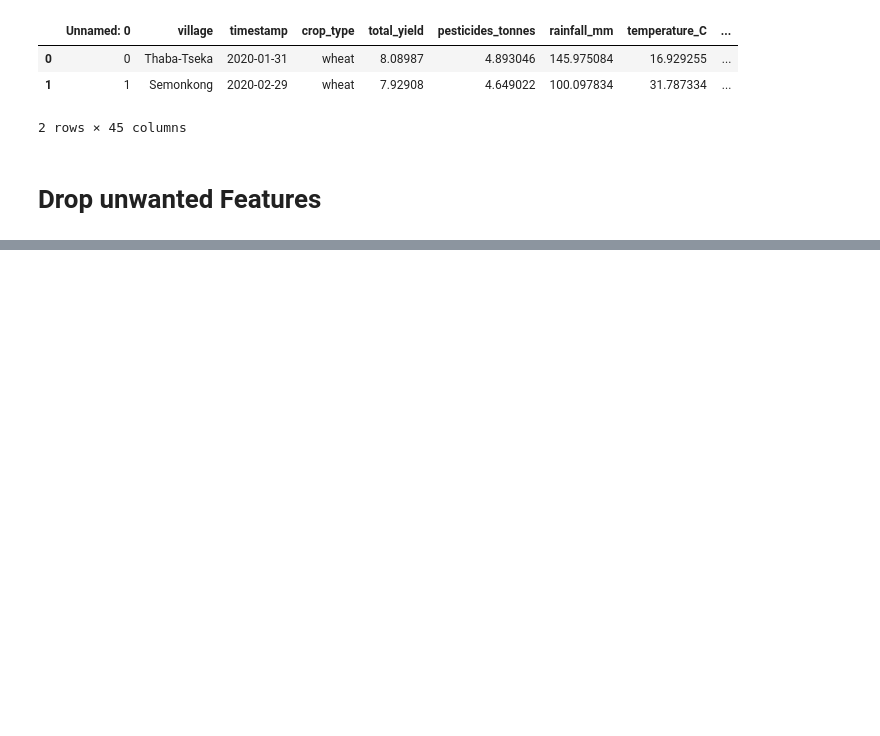
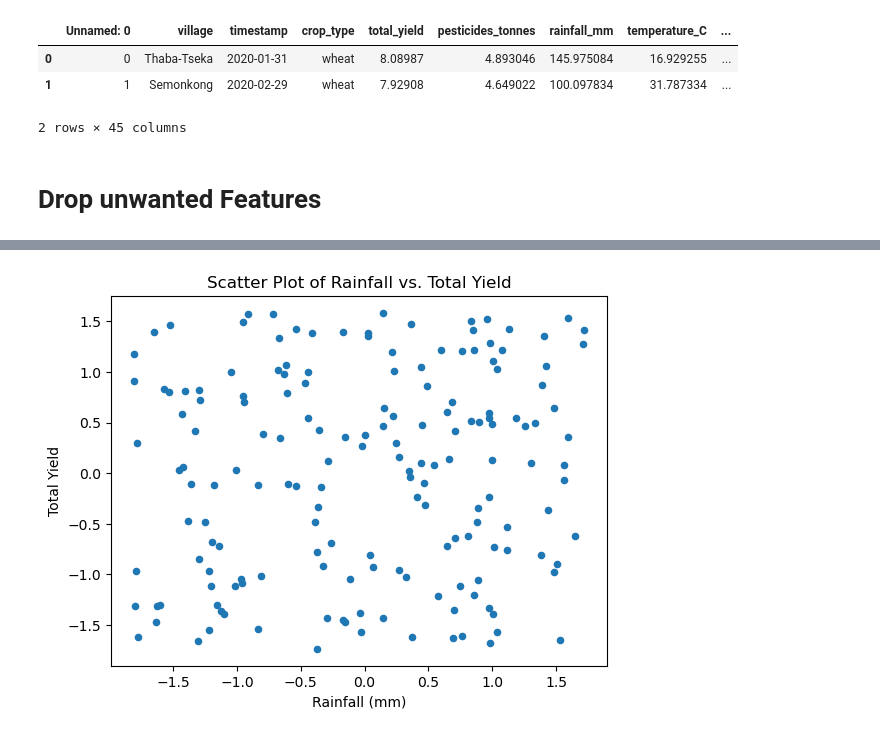
Before and after one commit to mrshelile/AgriVista, a Jupyter notebook: dataExtract1.ipynb, the cells around one changed output, grey strips where cells are left out. Cells and saved outputs as stored; diff of their text form; code cells hidden in the pictures; blank space fills up the shorter version.

```diff
--- a/dataExtract1.ipynb
+++ b/dataExtract1.ipynb
@@ -96,0 +164,12 @@ df.drop(columns=unwanted)
+# %%
+df.plot.scatter(x='rainfall_mm', y='total_yield')
+
+plt.title('Scatter Plot of Rainfall vs. Total Yield')
+
+plt.xlabel('Rainfall (mm)')
+
+plt.ylabel('Total Yield')
+
+plt.show()
+# %% [output]
+[figure, added]
```
Also changed, not shown: parts of 20 cells of this notebook.
